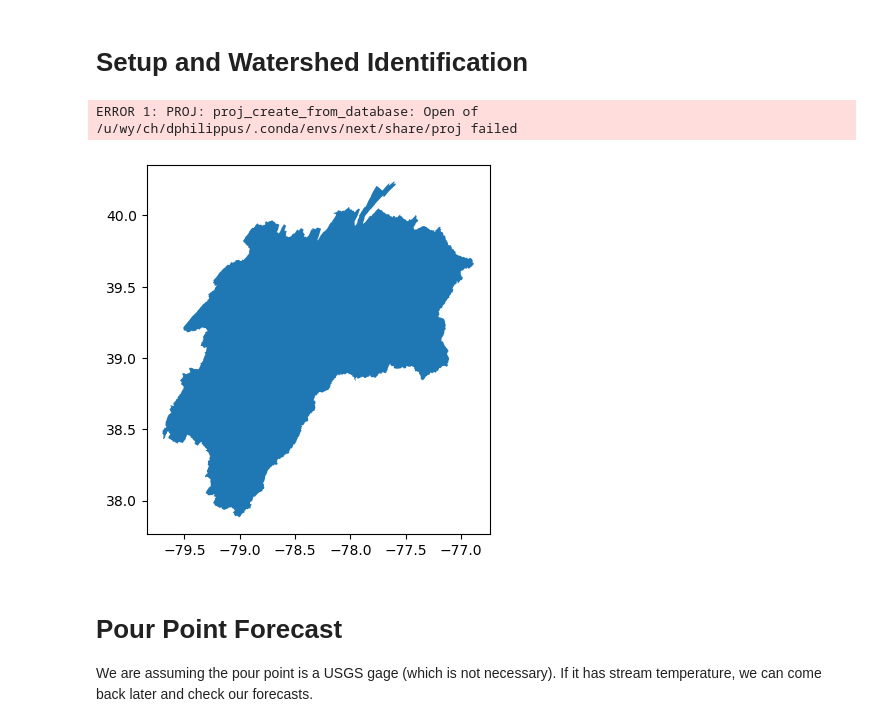
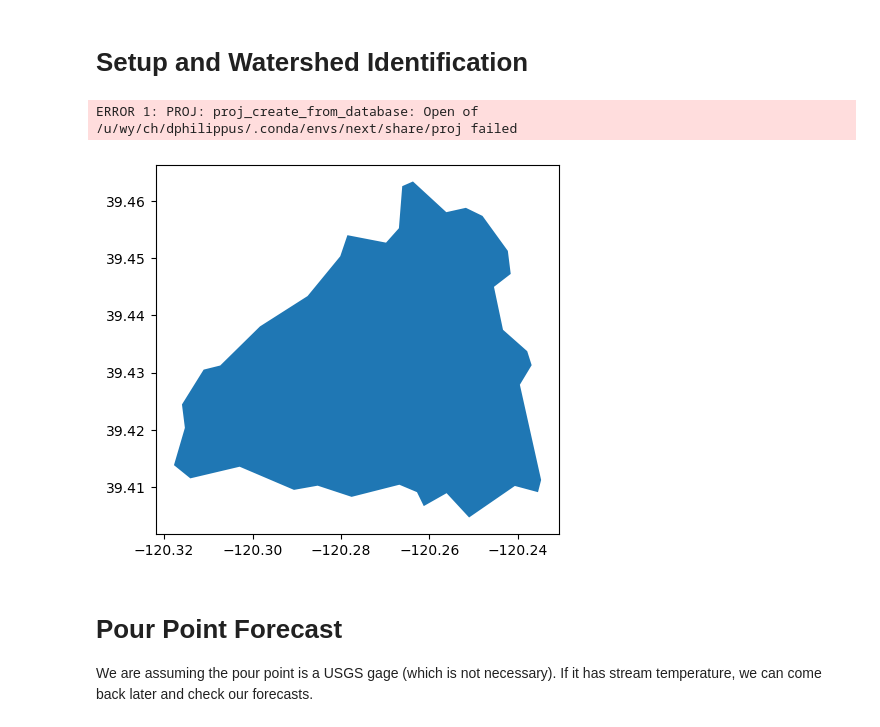
Before and after one commit to mines-ciroh/TempEst-NEWT, a Jupyter notebook: forecast.ipynb, the cells around one changed output. Drawn from its saved outputs; the diff is of its cells as text; code cells hidden in the pictures.

```diff
--- a/forecast.ipynb
+++ b/forecast.ipynb
@@ -17,28 +17,30 @@ Note that this code can be readily modified for hindcasting, using either estima
 # %%
 import NEXT
 import os
 import pandas as pd
 import geopandas as gpd
 import numpy as np
 import matplotlib.pyplot as plt
 import matplotlib.animation as anim
 import datetime
 import dataretrieval.nwis as nwis
 from pynhd import NLDI
 from time import time
 from NEXT.scripts.area_forecast import expand_line, expand_lines, run_forecasts, run_forecast, prepare_model, forecast_inputs
 import seaborn as sns
 # USGS gage as downstream location
-# site = "10343500"    # Sagehen Creek nr Truckee, CA.  Small mountain watershed in Eastern Sierra.
-site = "01646500"    # Potomac R near Little Falls Pump Stn., DC.  Large river near AGU24.  Possibly skewed by discharges.
+site = "10343500"    # Sagehen Creek nr Truckee, CA.  Small mountain watershed in Eastern Sierra.
+# site = "01646500"    # Potomac R near Little Falls Pump Stn., DC.  Large river near AGU24.  Possibly skewed by discharges.
 # site = "01638500"    # Potomac R. at Point of Rocks, MD.  A little upstream to avoid the alteration.
-NEXT.data.gage_geom(site)[0].plot()
+ws = NEXT.data.gage_geom(site)[0]
+ws.plot()
 model = NEXT.NEXT.from_pickle("coefs.pickle")  # prepare a coefficient estimation model
 nldi = NLDI()
 basepath = "/scratch/dphilippus/notebooks/forecast/"
+gribs = "/scratch/dphilippus/gfs/"
 # %% [output]
 ERROR 1: PROJ: proj_create_from_database: Open of /u/wy/ch/dphilippus/.conda/envs/next/share/proj failed
-[figure, old version]
+[figure, new version]
 # %% [markdown]
 # Pour Point Forecast
 
```
Also changed, not shown: parts of 5 cells of this notebook, 1 other file.
